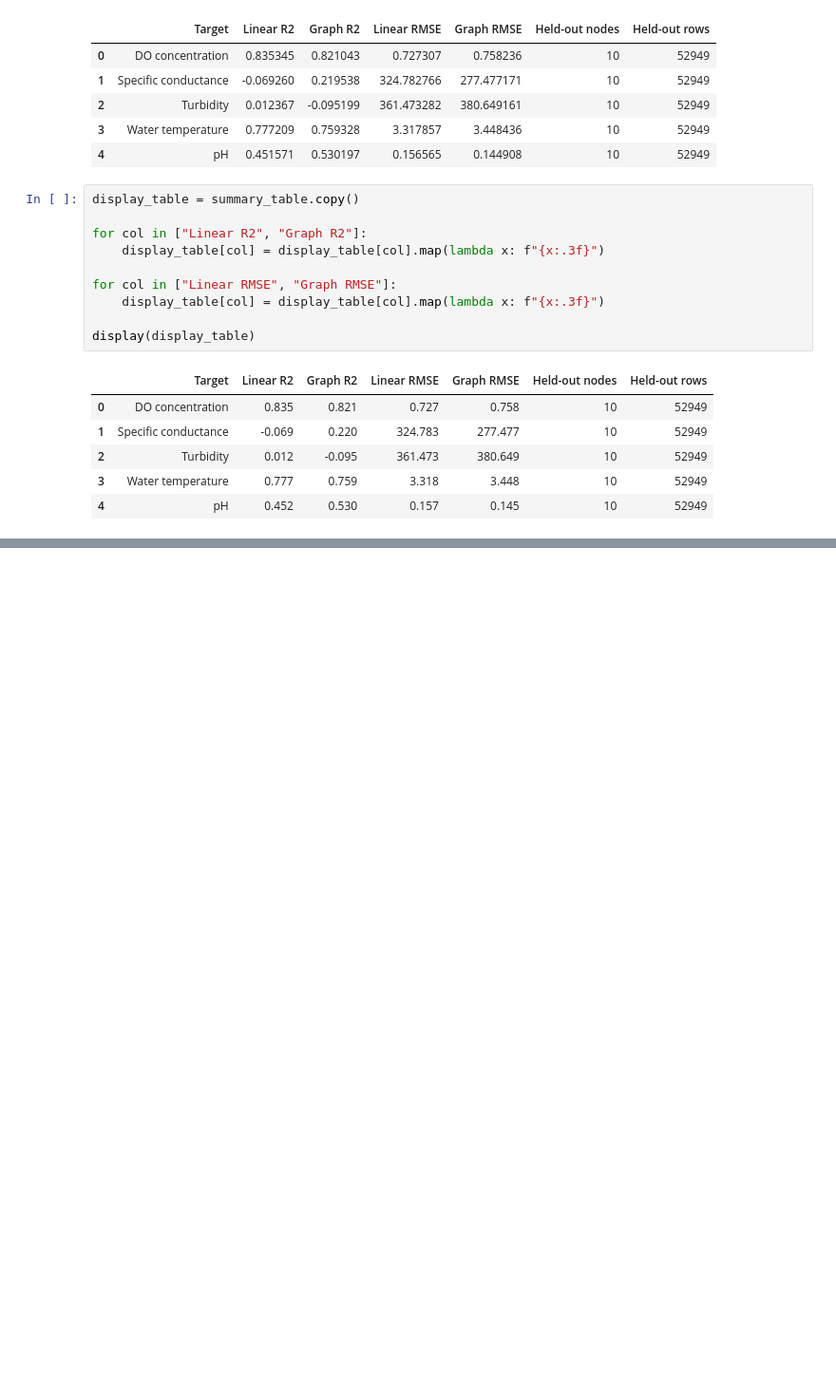
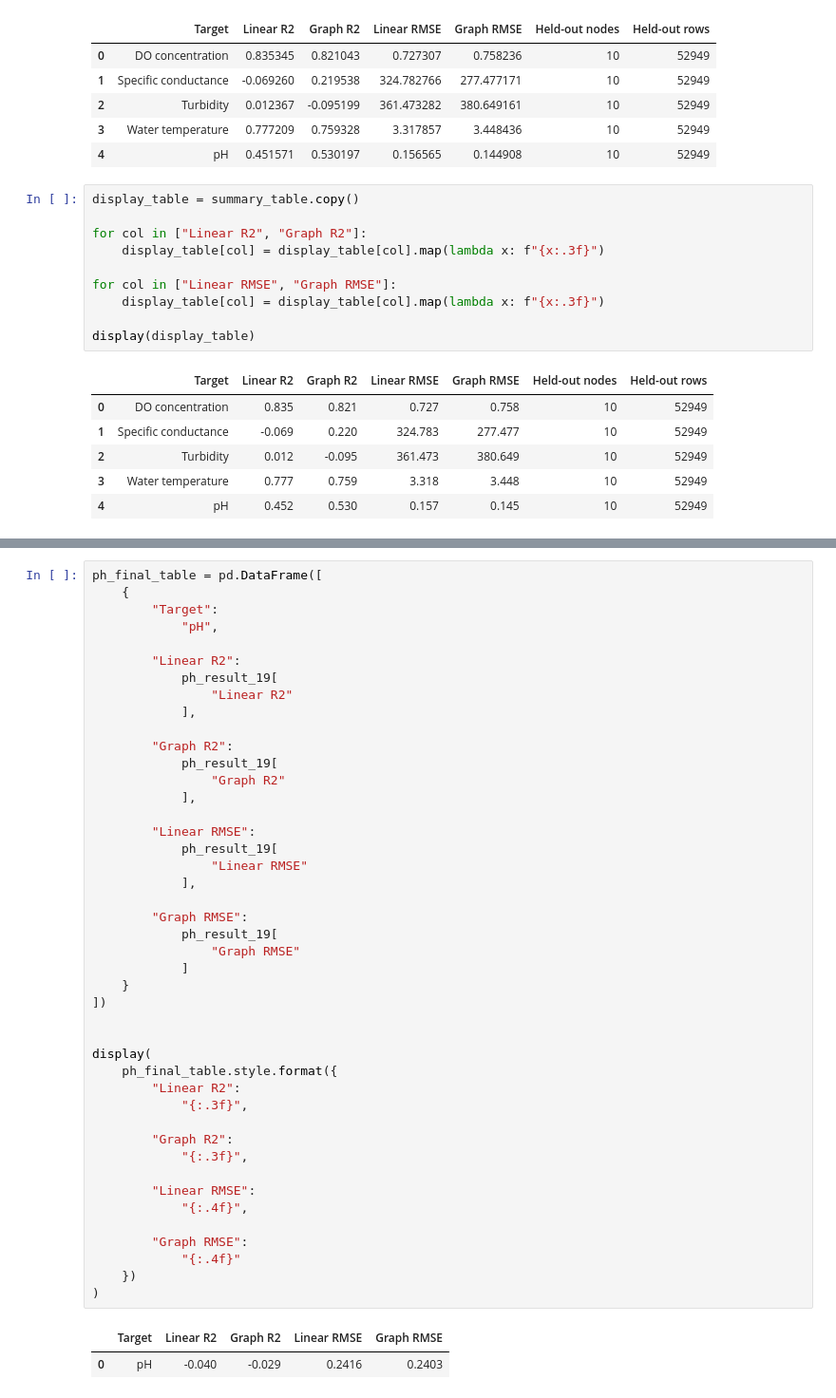
Before and after one commit to andrewc156/rivernets, a Jupyter notebook: graph_linear_regression_laplacian.ipynb, the cells around one changed output, grey strips where cells are left out. Shown at 95% size. Drawn from its saved outputs; the diff is of its cells as text; blank space fills up the shorter version.

```diff
--- a/graph_linear_regression_laplacian.ipynb
+++ b/graph_linear_regression_laplacian.ipynb
@@ -13915,0 +16752,47 @@ display(display_table)
+# %%
+ph_final_table = pd.DataFrame([
+    {
+        "Target":
+            "pH",
+
+        "Linear R2":
+            ph_result_19[
+                "Linear R2"
+            ],
+
+        "Graph R2":
+            ph_result_19[
+                "Graph R2"
+            ],
+
+        "Linear RMSE":
+            ph_result_19[
+                "Linear RMSE"
+            ],
+
+        "Graph RMSE":
+            ph_result_19[
+                "Graph RMSE"
+            ]
+    }
+])
+
+
+display(
+    ph_final_table.style.format({
+        "Linear R2":
+            "{:.3f}",
+
+        "Graph R2":
+            "{:.3f}",
+
+        "Linear RMSE":
+            "{:.4f}",
+
+        "Graph RMSE":
+            "{:.4f}"
+    })
+)
+# %% [output]
+|  | Target | Linear R2 | Graph R2 | Linear RMSE | Graph RMSE |
+| 0 | pH | -0.040 | -0.029 | 0.2416 | 0.2403 |
```
Also changed, not shown: parts of 11 cells of this notebook, 2 other files.
